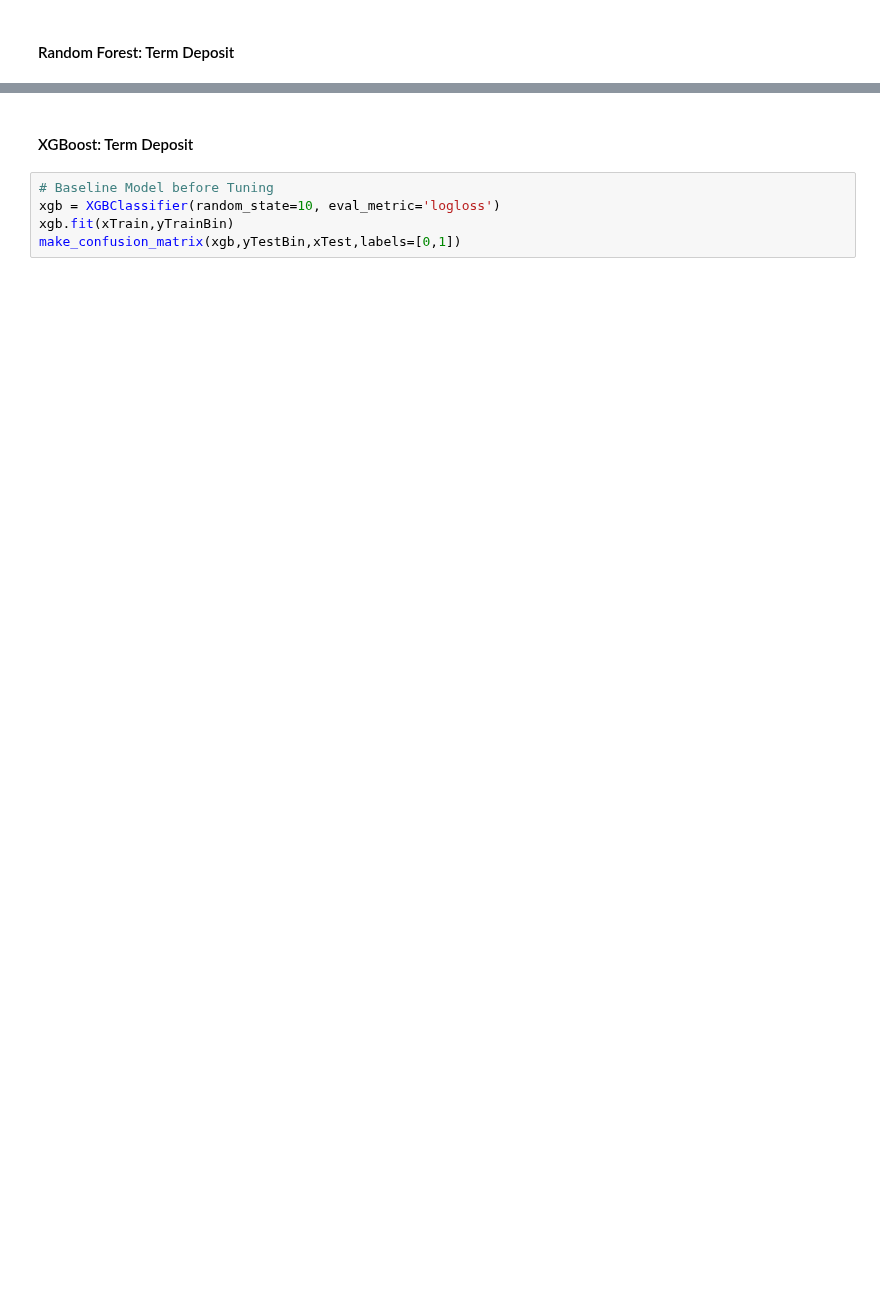
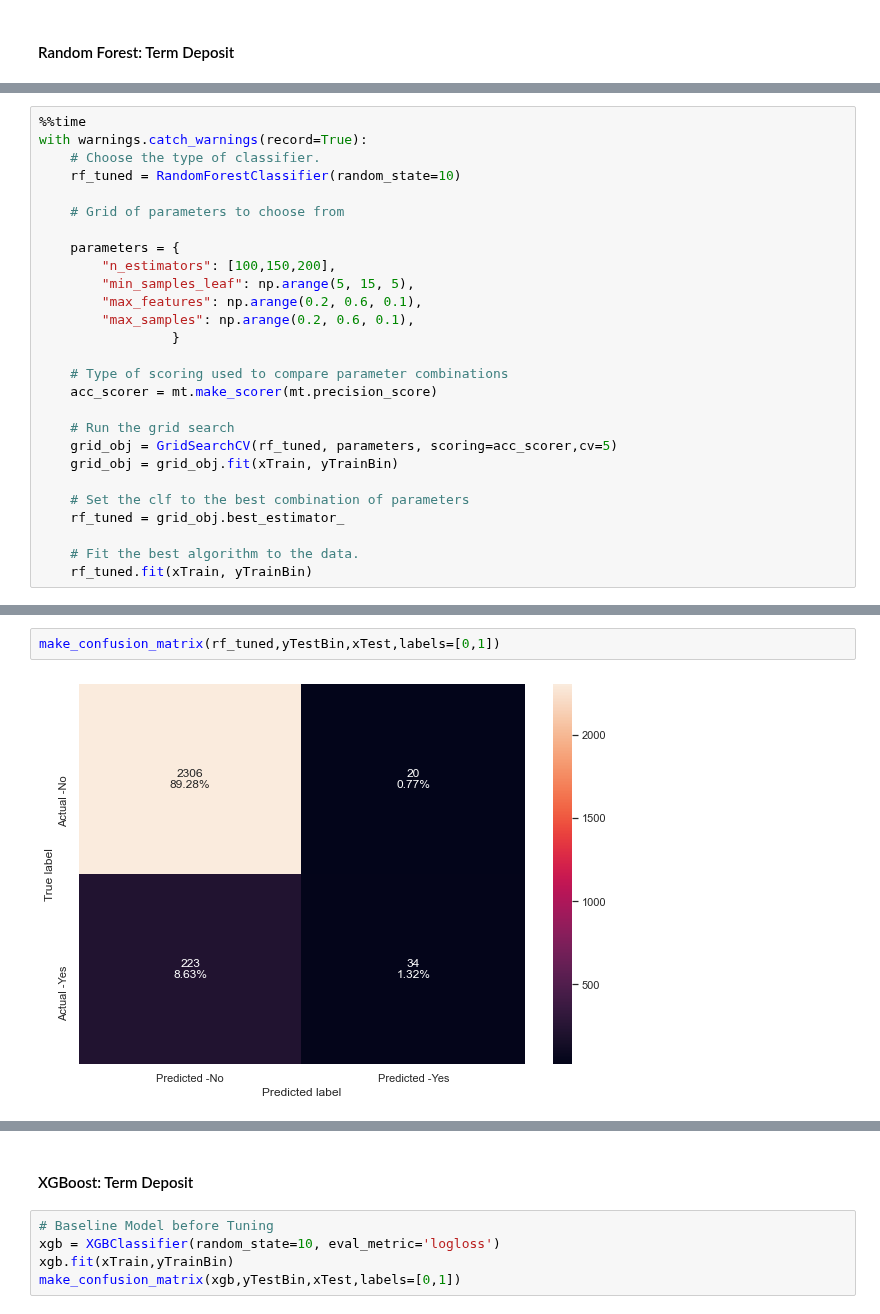
Before and after one commit to ChadKwong/DDSMachineLearning1, a Jupyter notebook: Lab 2/Lab 2.ipynb, the cells around one changed output, grey strips where cells are left out. Saved outputs shown, nothing was run; the diff lists cells and outputs as text; blank space fills up the shorter version.

```diff
--- a/Lab 2/Lab 2.ipynb
+++ b/Lab 2/Lab 2.ipynb
@@ -611,0 +585,27 @@ NameError: name 'train' is not defined
+# %%
+%%time
+with warnings.catch_warnings(record=True):
+    # Choose the type of classifier.
+    rf_tuned = RandomForestClassifier(random_state=10)
+
+    # Grid of parameters to choose from
+
+    parameters = {
+        "n_estimators": [100,150,200],
+        "min_samples_leaf": np.arange(5, 15, 5),
+        "max_features": np.arange(0.2, 0.6, 0.1),
+        "max_samples": np.arange(0.2, 0.6, 0.1),
+                 }
+
+    # Type of scoring used to compare parameter combinations
+    acc_scorer = mt.make_scorer(mt.precision_score)
+
+    # Run the grid search
+    grid_obj = GridSearchCV(rf_tuned, parameters, scoring=acc_scorer,cv=5)
+    grid_obj = grid_obj.fit(xTrain, yTrainBin)
+
+    # Set the clf to the best combination of parameters
+    rf_tuned = grid_obj.best_estimator_
+
+    # Fit the best algorithm to the data.
+    rf_tuned.fit(xTrain, yTrainBin)
@@ -611,0 +615,4 @@ NameError: name 'train' is not defined
+# %%
+make_confusion_matrix(rf_tuned,yTestBin,xTest,labels=[0,1])
+# %% [output]
+[figure, added]
```
Also changed, not shown: parts of 54 cells of this notebook.
